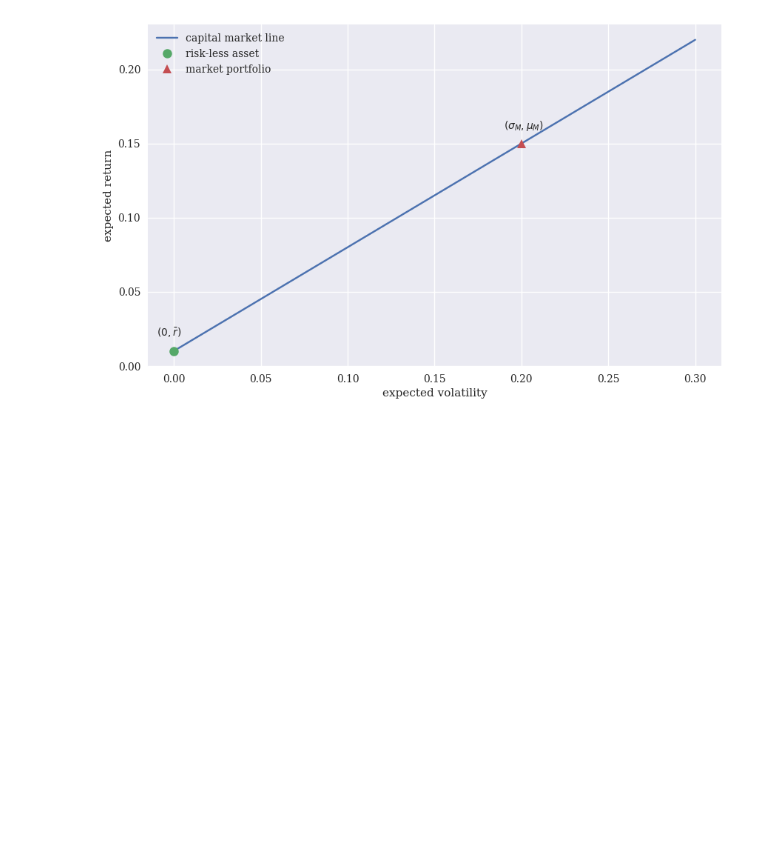
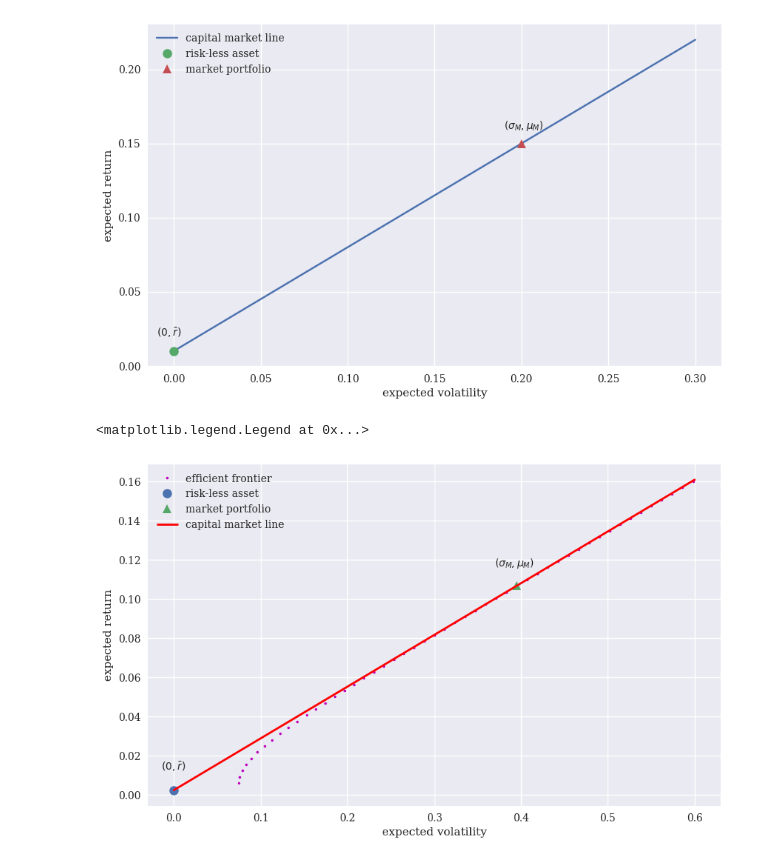
Before and after one commit to kyoun/python-ai-finance, a Jupyter notebook: chap03.ipynb, the cells around one changed output. Saved outputs shown, nothing was run; the diff lists cells and outputs as text; code cells hidden in the pictures; blank space fills up the shorter version.

```diff
--- a/chap03.ipynb
+++ b/chap03.ipynb
@@ -314,3 +314,21 @@ plt.legend()
 # %% [output]
 <matplotlib.legend.Legend at 0x...>
 [figure]
+# %%
+phi_M = np.array((0.8, 0.2))
+mu_M = mu_phi(phi_M)
+sigma_M = sigma_phi(phi_M)
+r = 0.0025 # 무위험 자산의 기대 수익률
+plt.figure(figsize=(10,6))
+plt.plot(frontier[:,0], frontier[:,1], "m.", ms=5, label="efficient frontier")
+plt.plot(0, r, "o", ms=9, label="risk-less asset")
+plt.plot(sigma_M, mu_M, "^", ms=9, label="market portfolio")
+plt.plot((0, 0.6), (r, r+((mu_M - r) / sigma_M) * 0.6), "r", label="capital market line", lw=2.0)
+plt.annotate("$(0, \\bar{r})$", (0,r), (-0.015, r+0.01))
+plt.annotate("$(\\sigma_M, \\mu_M)$", (sigma_M, mu_M), (sigma_M-0.025, mu_M+0.01))
+plt.xlabel("expected volatility")
+plt.ylabel("expected return")
+plt.legend()
+# %% [output]
+<matplotlib.legend.Legend at 0x...>
+[figure, added]
```
Also changed, not shown: parts of 6 cells of this notebook.
